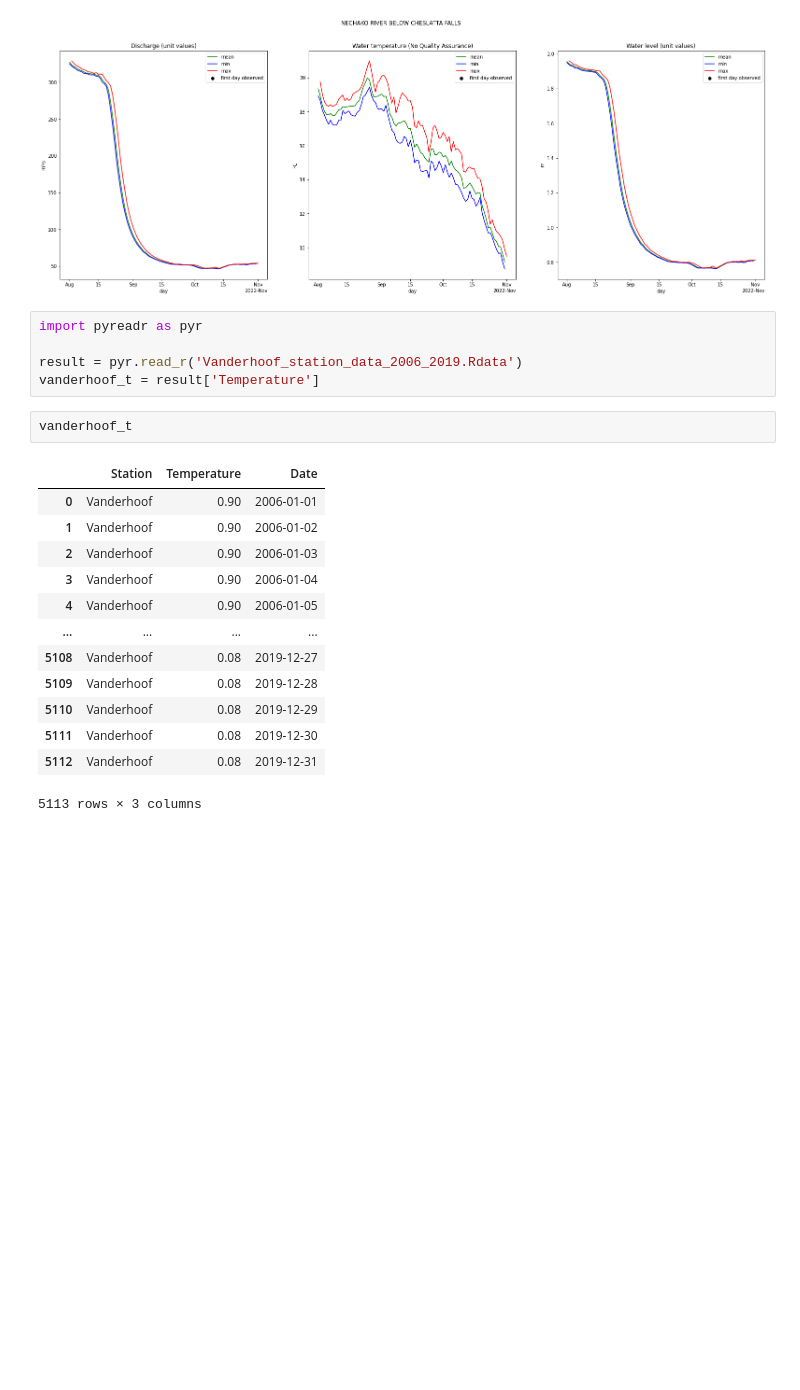
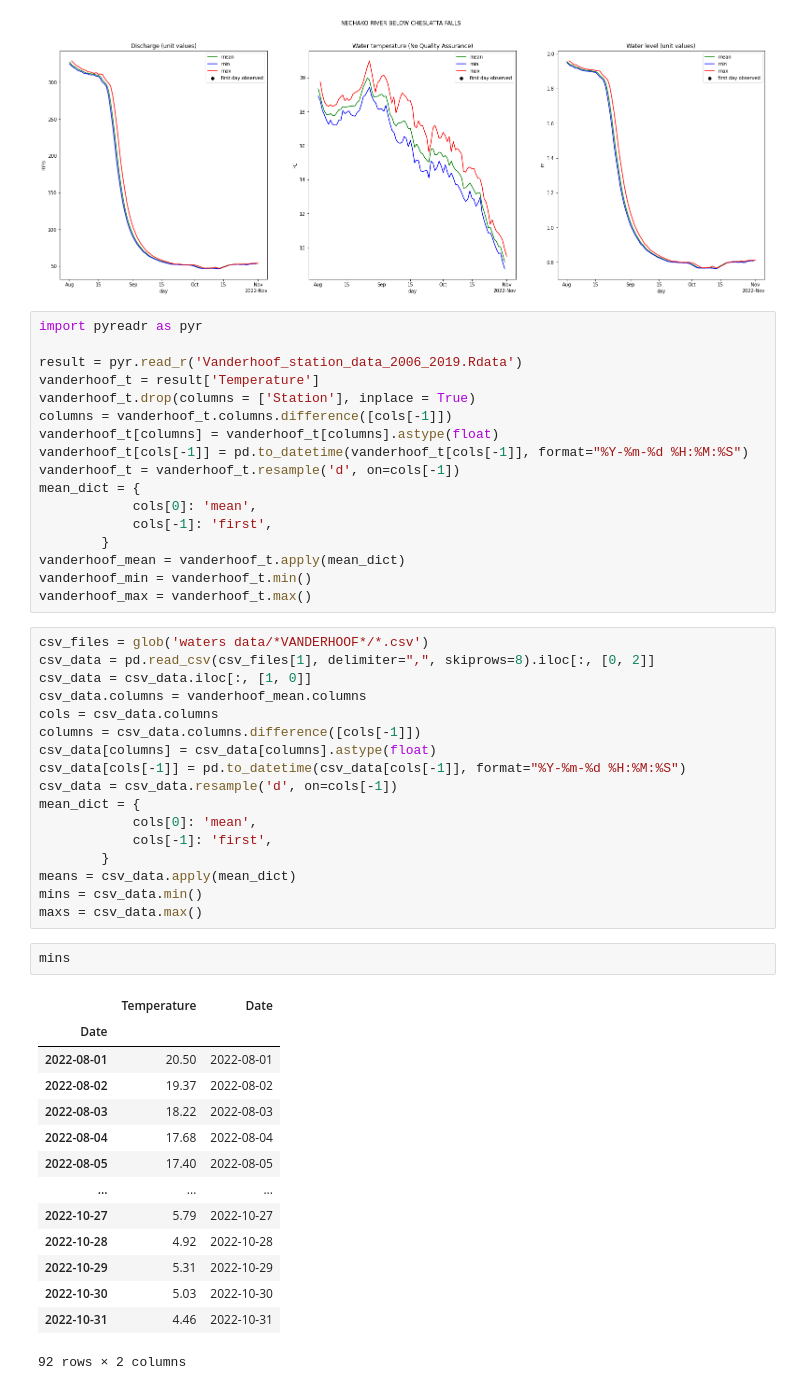
Before and after one commit to amirmtaghizadegan/Sturgeon, a Jupyter notebook: temperature.ipynb, the cells around one changed output. Saved outputs shown, nothing was run; the diff lists cells and outputs as text; blank space fills up the shorter version.

```diff
--- a/temperature.ipynb
+++ b/temperature.ipynb
@@ -67,24 +67,54 @@ for folder in folders:
 [figure]
 [figure]
 [figure]
-# %%
-import pyreadr as pyr
-
-result = pyr.read_r('Vanderhoof_station_data_2006_2019.Rdata')
-vanderhoof_t = result['Temperature']
-# %%
-vanderhoof_t
-# %% [output]
-|  | Station | Temperature | Date |
-| 0 | Vanderhoof | 0.90 | 2006-01-01 |
-| 1 | Vanderhoof | 0.90 | 2006-01-02 |
-| 2 | Vanderhoof | 0.90 | 2006-01-03 |
-| 3 | Vanderhoof | 0.90 | 2006-01-04 |
-| 4 | Vanderhoof | 0.90 | 2006-01-05 |
-| ... | ... | ... | ... |
-| 5108 | Vanderhoof | 0.08 | 2019-12-27 |
-| 5109 | Vanderhoof | 0.08 | 2019-12-28 |
-| 5110 | Vanderhoof | 0.08 | 2019-12-29 |
-| 5111 | Vanderhoof | 0.08 | 2019-12-30 |
-| 5112 | Vanderhoof | 0.08 | 2019-12-31 |
-5113 rows × 3 columns
+# %%
+import pyreadr as pyr
+
+result = pyr.read_r('Vanderhoof_station_data_2006_2019.Rdata')
+vanderhoof_t = result['Temperature']
+vanderhoof_t.drop(columns = ['Station'], inplace = True)
+columns = vanderhoof_t.columns.difference([cols[-1]])
+vanderhoof_t[columns] = vanderhoof_t[columns].astype(float)
+vanderhoof_t[cols[-1]] = pd.to_datetime(vanderhoof_t[cols[-1]], format="%Y-%m-%d %H:%M:%S")
+vanderhoof_t = vanderhoof_t.resample('d', on=cols[-1])
+mean_dict = {
+            cols[0]: 'mean',
+            cols[-1]: 'first',
+        }
+vanderhoof_mean = vanderhoof_t.apply(mean_dict)
+vanderhoof_min = vanderhoof_t.min()
+vanderhoof_max = vanderhoof_t.max()
+# %%
+csv_files = glob('waters data/*VANDERHOOF*/*.csv')
+csv_data = pd.read_csv(csv_files[1], delimiter=",", skiprows=8).iloc[:, [0, 2]]
+csv_data = csv_data.iloc[:, [1, 0]]
+csv_data.columns = vanderhoof_mean.columns
+cols = csv_data.columns
+columns = csv_data.columns.difference([cols[-1]])
+csv_data[columns] = csv_data[columns].astype(float)
+csv_data[cols[-1]] = pd.to_datetime(csv_data[cols[-1]], format="%Y-%m-%d %H:%M:%S")
+csv_data = csv_data.resample('d', on=cols[-1])
+mean_dict = {
+            cols[0]: 'mean',
+            cols[-1]: 'first',
+        }
+means = csv_data.apply(mean_dict)
+mins = csv_data.min()
+maxs = csv_data.max()
+# %%
+mins
+# %% [output]
+|  | Temperature | Date |
+| Date |  |  |
+| 2022-08-01 | 20.50 | 2022-08-01 |
+| 2022-08-02 | 19.37 | 2022-08-02 |
+| 2022-08-03 | 18.22 | 2022-08-03 |
+| 2022-08-04 | 17.68 | 2022-08-04 |
+| 2022-08-05 | 17.40 | 2022-08-05 |
+| ... | ... | ... |
+| 2022-10-27 | 5.79 | 2022-10-27 |
+| 2022-10-28 | 4.92 | 2022-10-28 |
+| 2022-10-29 | 5.31 | 2022-10-29 |
+| 2022-10-30 | 5.03 | 2022-10-30 |
+| 2022-10-31 | 4.46 | 2022-10-31 |
+92 rows × 2 columns
```
Also changed, not shown: parts of 1 cell of this notebook, 4 other files.
